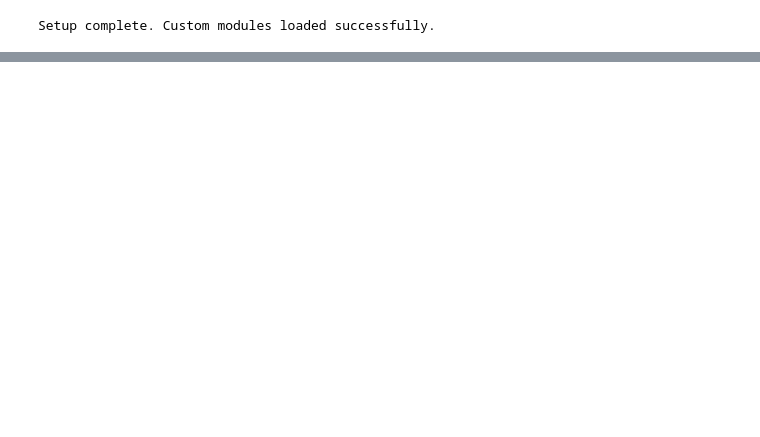
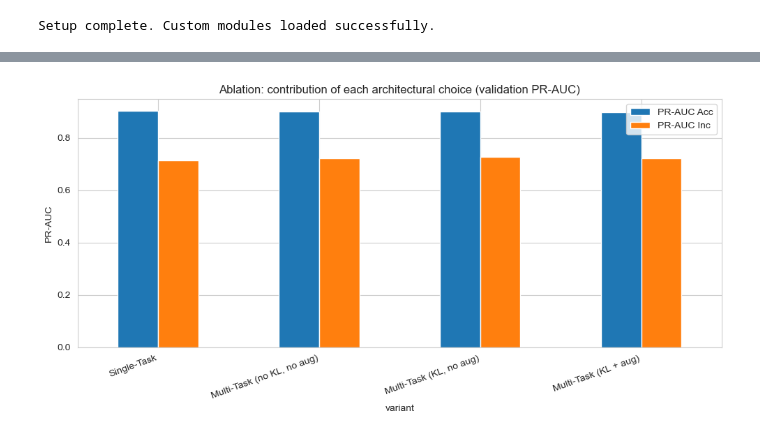
Before and after one commit to FiloCava03/EstimatingClientNeeds, a Jupyter notebook: Filippo_Cavalieri.ipynb, the cells around one changed output, grey strips where cells are left out. Saved outputs shown, nothing was run; the diff lists cells and outputs as text; code cells hidden in the pictures; blank space fills up the shorter version.

Commit message:
fixed model

```diff
--- a/Filippo_Cavalieri.ipynb
+++ b/Filippo_Cavalieri.ipynb
@@ -447,0 +556,94 @@ plot_model_curves(val_targs_acc, val_preds_acc, val_targs_inc, val_preds_inc)
+# %%
+import copy
+import torch.nn.functional as F
+from dataclasses import dataclass
+from sklearn.metrics import average_precision_score, roc_auc_score
+
+@dataclass
+class Variant:
+    name: str
+    multi_task: bool
+    use_kl: bool
+    use_augment: bool
+
+variants = [
+    Variant('Single-Task',                False, False, False),
+    Variant('Multi-Task (no KL, no aug)',  True,  False, False),
+    Variant('Multi-Task (KL, no aug)',     True,  True,  False),
+    Variant('Multi-Task (KL + aug)',       True,  True,  True),
+]
+
+def train_single_head(in_dim, tr_ld, val_ld, pos_weight, target_idx, epochs=40,
+                      seed=42):
+    """
+    target_idx: 0 -> Income, 1 -> Accumulation
+    Returns validation probabilities (numpy).
+    """
+    torch.manual_seed(seed)
+    m = SingleTaskMLP(in_dim=in_dim)
+    opt = optim.AdamW(m.parameters(), lr=1e-3, weight_decay=1e-4)
+
+    for _ in range(epochs):
+        m.train()
+        for X_batch, y_inc_b, y_acc_b in tr_ld:
+            targets = y_inc_b if target_idx == 0 else y_acc_b
+            opt.zero_grad()
+            logits = m(X_batch)
+            loss = F.binary_cross_entropy_with_logits(logits, targets,
+                                                      pos_weight=pos_weight)
+            loss.backward()
+            opt.step()
+
+    m.eval()
+    probs = []
+    with torch.no_grad():
+        for X_batch, _, _ in val_ld:
+            probs.extend(torch.sigmoid(m(X_batch)).numpy())
+    return np.array(probs)
+
+
+def run_variant(v: Variant, seed: int = 42):
+    torch.manual_seed(seed)
+    tr_ds = FinancialNeedsDataset(X_train, y_train, augment=v.use_augment,
+                                   noise_std=0.05, continuous_mask=continuous_mask)
+    tr_ld = DataLoader(tr_ds, batch_size=64, shuffle=True)
+
+    ya = y_val['AccumulationInvestment'].values
+    yi = y_val['IncomeInvestment'].values
+
+    if v.multi_task:
+        m = MultiTaskNeedsMLP(in_dim=len(feature_cols))
+        opt = optim.AdamW(m.parameters(), lr=1e-3, weight_decay=1e-4)
+        lam = 0.15 if v.use_kl else 0.0
+        m, _ = train_multitask_model(m, tr_ld, val_loader, opt,
+                                      w_a, w_i, joint_prior,
+                                      epochs=100, patience=15, lam=lam)
+        pa, pi, _, _ = get_raw_probs(m, val_loader)
+    else:
+        # Two separate single-task models, each with full capacity of one
+        # multi-task branch (same SingleTaskMLP class from cell 3)
+        pa = train_single_head(len(feature_cols), tr_ld, val_loader,
+                               w_a, target_idx=1, seed=seed)
+        pi = train_single_head(len(feature_cols), tr_ld, val_loader,
+                               w_i, target_idx=0, seed=seed)
+
+    return {
+        'variant': v.name,
+        'PR-AUC Acc':  average_precision_score(ya, pa),
+        'PR-AUC Inc':  average_precision_score(yi, pi),
+        'ROC-AUC Acc': roc_auc_score(ya, pa),
+        'ROC-AUC Inc': roc_auc_score(yi, pi),
+    }
+
+print("Running ablation (this takes ~2-3 minutes)...\n")
+results = [run_variant(v) for v in variants]
+abl_df = pd.DataFrame(results).set_index('variant').round(4)
+print(abl_df)
+
+abl_df[['PR-AUC Acc', 'PR-AUC Inc']].plot(kind='bar', figsize=(10, 5))
+plt.title('Ablation: contribution of each architectural choice (validation PR-AUC)')
+plt.ylabel('PR-AUC')
+plt.xticks(rotation=20, ha='right')
+plt.tight_layout()
+plt.show()
+# %% [output]
@@ -447,0 +667 @@ plot_model_curves(val_targs_acc, val_preds_acc, val_targs_inc, val_preds_inc)
+[figure, added]
```
Also changed, not shown: parts of 13 cells of this notebook, 5 other files.
